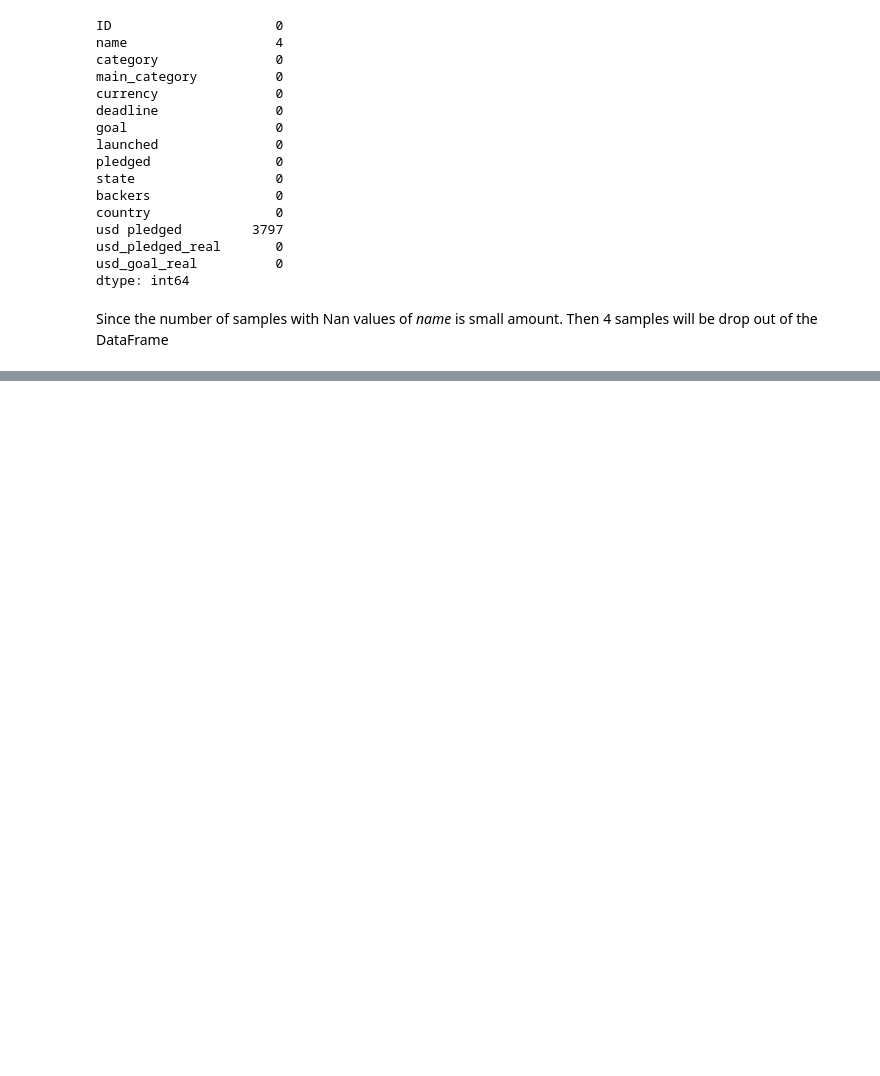
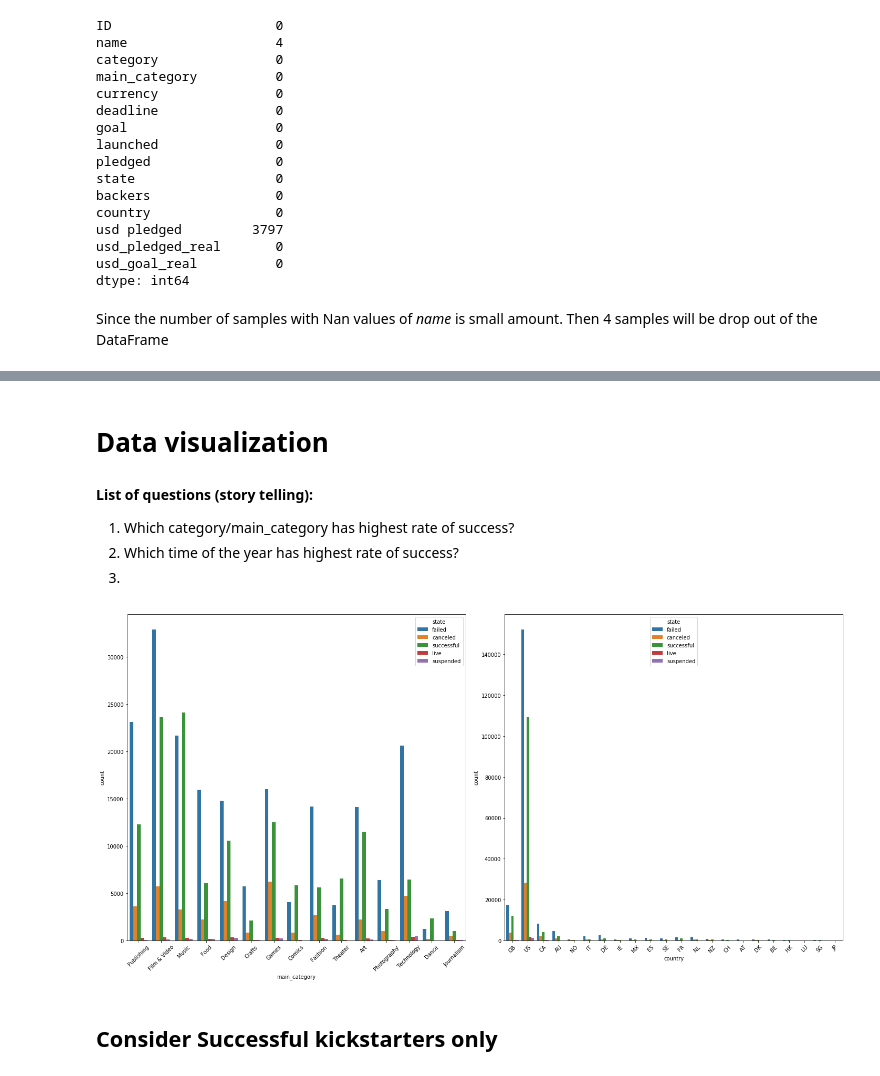
Before and after one commit to trhgnhat/DS_DevC_CoderSchool, a Jupyter notebook: Team_Nhat&TA_Kickstarter.ipynb, the cells around one changed output, grey strips where cells are left out. Drawn from its saved outputs; the diff is of its cells as text; code cells hidden in the pictures; blank space fills up the shorter version.

Commit message:
update visualization

```diff
--- a/Team_Nhat&TA_Kickstarter.ipynb
+++ b/Team_Nhat&TA_Kickstarter.ipynb
@@ -146,0 +260,2 @@ df.head()
+# %%
+non_nan_df = non_nan_df.drop(non_nan_df[non_nan_df.launched_year == 1970].index)
@@ -146,0 +290,24 @@ df.head()
+# %% [markdown]
+# Data visualization
+# %% [markdown]
+**List of questions (story telling):**
+
+1.   Which category/main_category has highest rate of success?
+2.   Which time of the year has highest rate of success?
+3.
+# %%
+f, (ax1,ax2) = plt.subplots(1, 2,figsize=(20,10))
+
+sns.countplot(data=non_nan_df, x="main_category", hue="state", ax=ax1)
+ax1.set_xticklabels(labels=non_nan_df.main_category.unique(),rotation=45)
+
+sns.countplot(data=non_nan_df, x="country", hue="state", ax=ax2)
+ax2.set_xticklabels(labels=non_nan_df.country.unique(),rotation=45)
+
+
+f.tight_layout()
+plt.show()
+# %% [output]
+[figure, added]
+# %% [markdown]
+## Consider Successful kickstarters only
```
Also changed, not shown: parts of 49 cells of this notebook.
